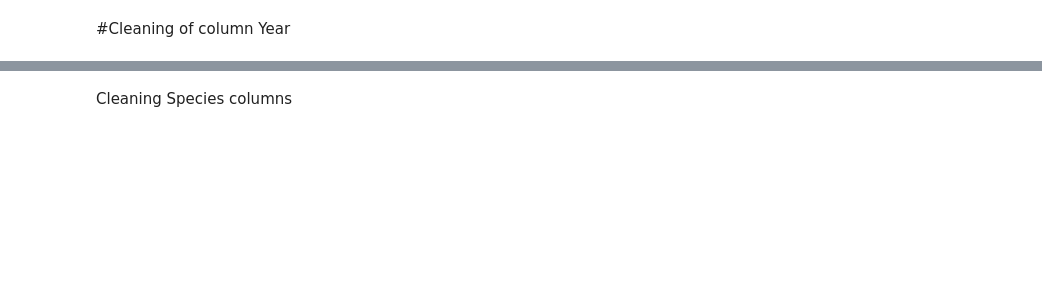
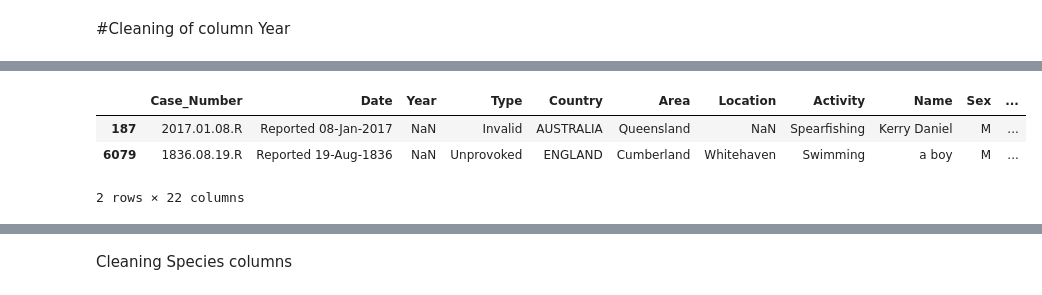
Before and after one commit to srosamont/Projects_Ironhack, a Jupyter notebook: Shark_lab2.ipynb, the cells around one changed output, grey strips where cells are left out. Cells and saved outputs as stored; diff of their text form; code cells hidden in the pictures; blank space fills up the shorter version.

```diff
--- a/Shark_lab2.ipynb
+++ b/Shark_lab2.ipynb
@@ -277 +433,14 @@ Name: Year, Length: 249, dtype: float64
+# %%
+# isolate missing values in column Year and display the associated rows
+data[data.Year.isnull()]
+# 2 rows concerned: n87 and 6079.
+# First find the year using the  reported date
+#check whether other field in the row have an issue, especially the columns you are interested in  and clean them if possible
+# at the same time
+#Second use the pdf to fill in the missing information if necessary.
+# %% [output]
+|  | Case_Number | Date | Year | Type | Country | Area | Location | Activity | Name | Sex | ... |
+| 187 | 2017.01.08.R | Reported 08-Jan-2017 | NaN | Invalid | AUSTRALIA | Queensland | NaN | Spearfishing | Kerry Daniel | M | ... |
+| 6079 | 1836.08.19.R | Reported 19-Aug-1836 | NaN | Unprovoked | ENGLAND | Cumberland | Whitehaven | Swimming | a boy | M | ... |
+2 rows × 22 columns
 # %%
```
Also changed, not shown: parts of 36 cells of this notebook.
